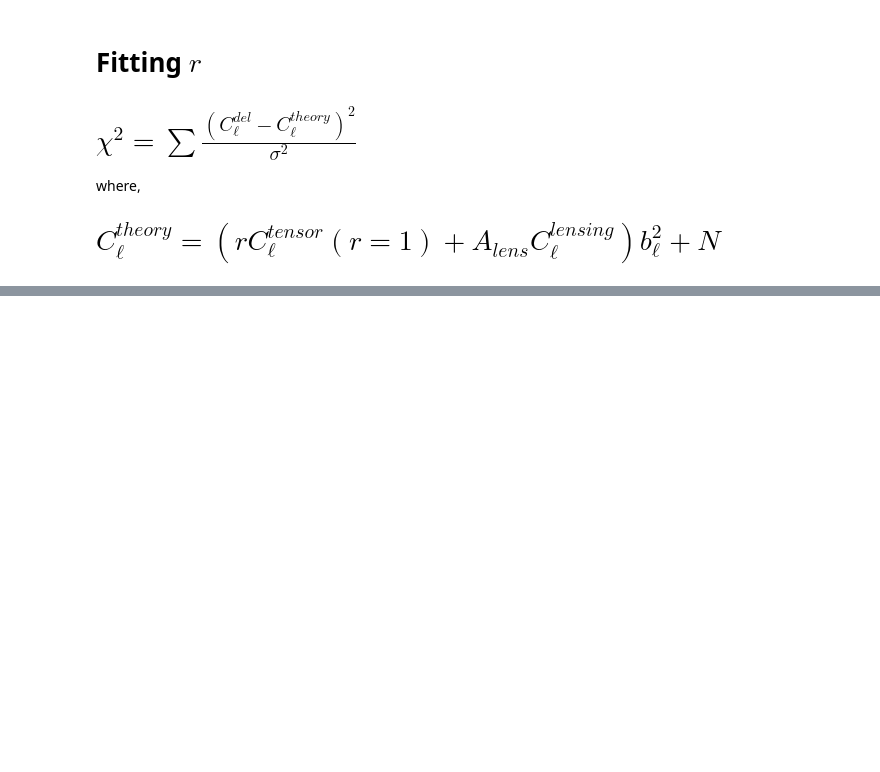
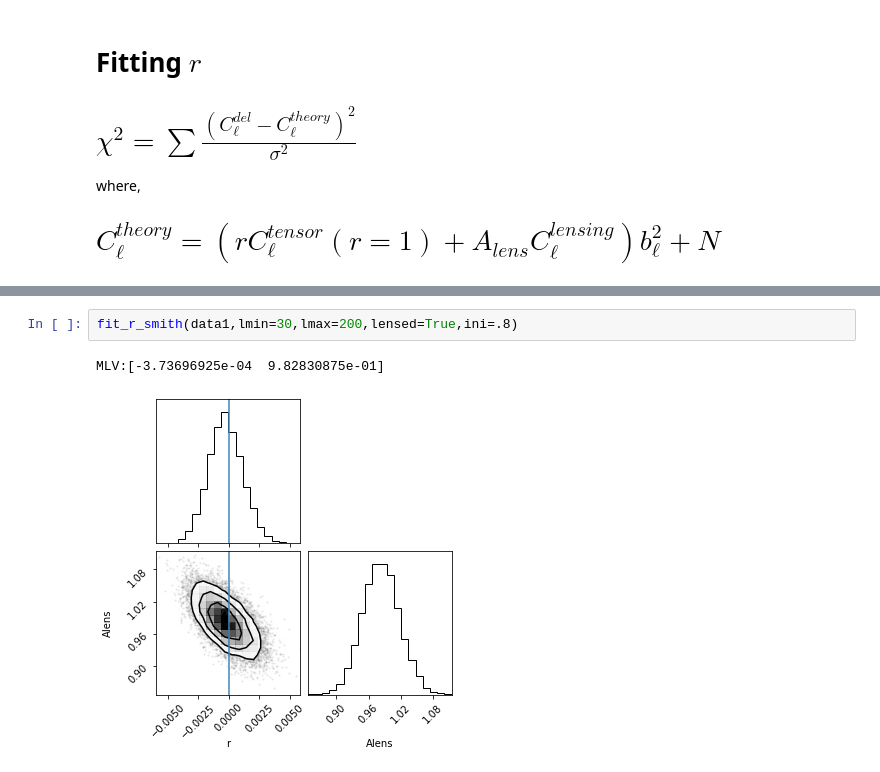
Before and after one commit to antolonappan/likelihood, a Jupyter notebook: likelihood.ipynb, the cells around one changed output, grey strips where cells are left out. Cells and saved outputs as stored; diff of their text form; blank space fills up the shorter version.

```diff
--- a/likelihood.ipynb
+++ b/likelihood.ipynb
@@ -347,0 +304,5 @@ MLV:[0.11515192 0.00044632]
+# %%
+fit_r_smith(data1,lmin=30,lmax=200,lensed=True,ini=.8)
+# %% [output]
+MLV:[-3.73696925e-04  9.82830875e-01]
+[figure, added]
```
Also changed, not shown: parts of 23 cells of this notebook, 2 other files.
